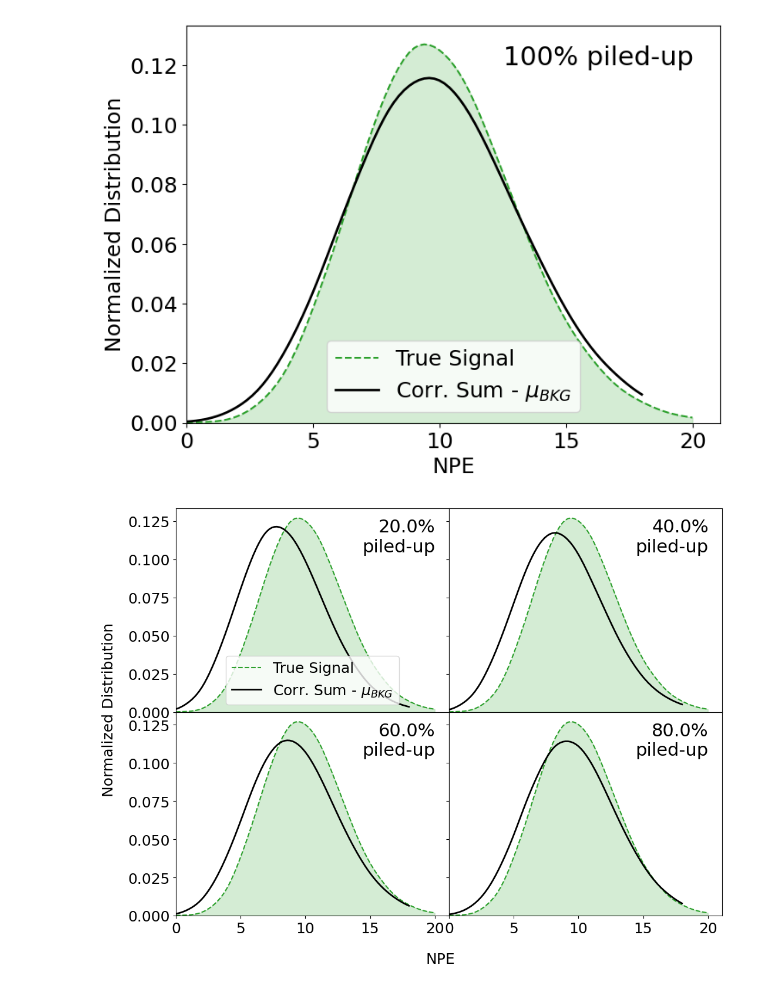
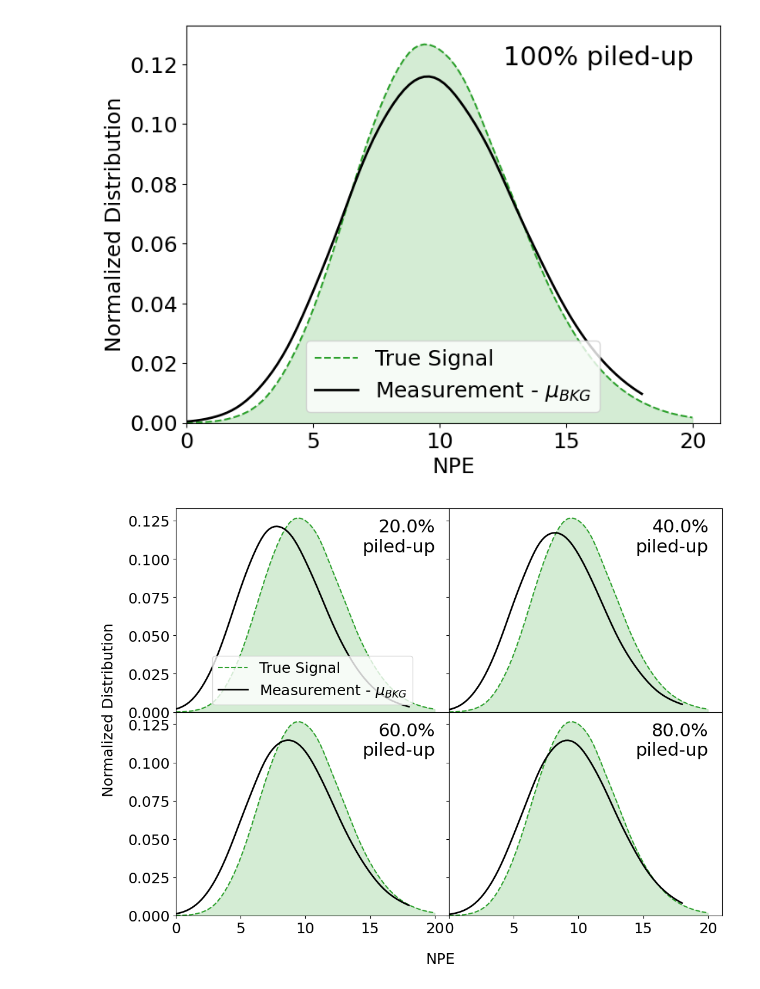
Before and after one commit to jizhongling/solid_dd4hep, a Jupyter notebook: scripts/py_notebooks/signal_subtraction_sim.ipynb, the cells around one changed output. Cells and saved outputs as stored; diff of their text form; code cells hidden in the pictures.

```diff
--- a/scripts/py_notebooks/signal_subtraction_sim.ipynb
+++ b/scripts/py_notebooks/signal_subtraction_sim.ipynb
@@ -95,23 +95,23 @@ plt.show()
 # %%
 # showing that a fully corr. sum - mean value of background recovers the mean value of signals
 # plot the uncorrelated sum of background and signal
 fig, ax = plt.subplots(figsize=(8, 6))
 ax.plot(xsp, hvsp_sig, label='True Signal', color=colors[2], ls='--')
 ax.fill_between(xsp, 0, hvsp_sig, color=colors[2], alpha=0.2)
-ax.plot(xsp - bkg_mu, hvsp_sum, label=r'Corr. Sum - $\mu_{BKG}$', color='k', ls='-', lw=2)
+ax.plot(xsp - bkg_mu, hvsp_sum, label=r'Measurement - $\mu_{BKG}$', color='k', ls='-', lw=2)
 ax.set_axisbelow(True)
 ax.tick_params(labelsize=18)
 ax.set_ylabel('Normalized Distribution', fontsize=18)
 ax.set_xlabel('NPE', fontsize=18)
 ax.legend(loc='lower center', fontsize=18)
 ax.set_xlim(0)
 ax.set_ylim(0)
 ax.text(0.95, 0.95, '100% piled-up', fontsize=22, transform=ax.transAxes, va='top', ha='right')
 
 # showing the graph
 plt.show()
 # %% [output]
-[figure, old version]
+[figure, new version]
 # %%
 # what if pile-up probability is not 100%?
 # For example: 20%, 40%, 60%, 80%
@@ -138,7 +138,7 @@ for i, (pup_prob, ax) in enumerate(zip(pup_probs, axs.flat)):
     # plot the subtracted result
     ax.plot(xsp, hvsp_sig, label='True Signal', color=colors[2], ls='--')
     ax.fill_between(xsp, 0, hvsp_sig, color=colors[2], alpha=0.2)
-    ax.plot(xsp - bkg_mu, hvsp_sum, label=r'Corr. Sum - $\mu_{BKG}$', color='k', ls='-', lw=2)
+    ax.plot(xsp - bkg_mu, hvsp_sum, label=r'Measurement - $\mu_{BKG}$', color='k', ls='-', lw=2)
     ax.set_axisbelow(True)
     ax.tick_params(labelsize=18)
     ax.set_xlim(0)
@@ -152,4 +152,4 @@ fig.text(0.5, 0.02, 'NPE', fontsize=18, ha='center')
 # showing the graph
 plt.show()
 # %% [output]
-[figure, old version]
+[figure, new version]
```
Also changed, not shown: parts of 2 cells of this notebook.
